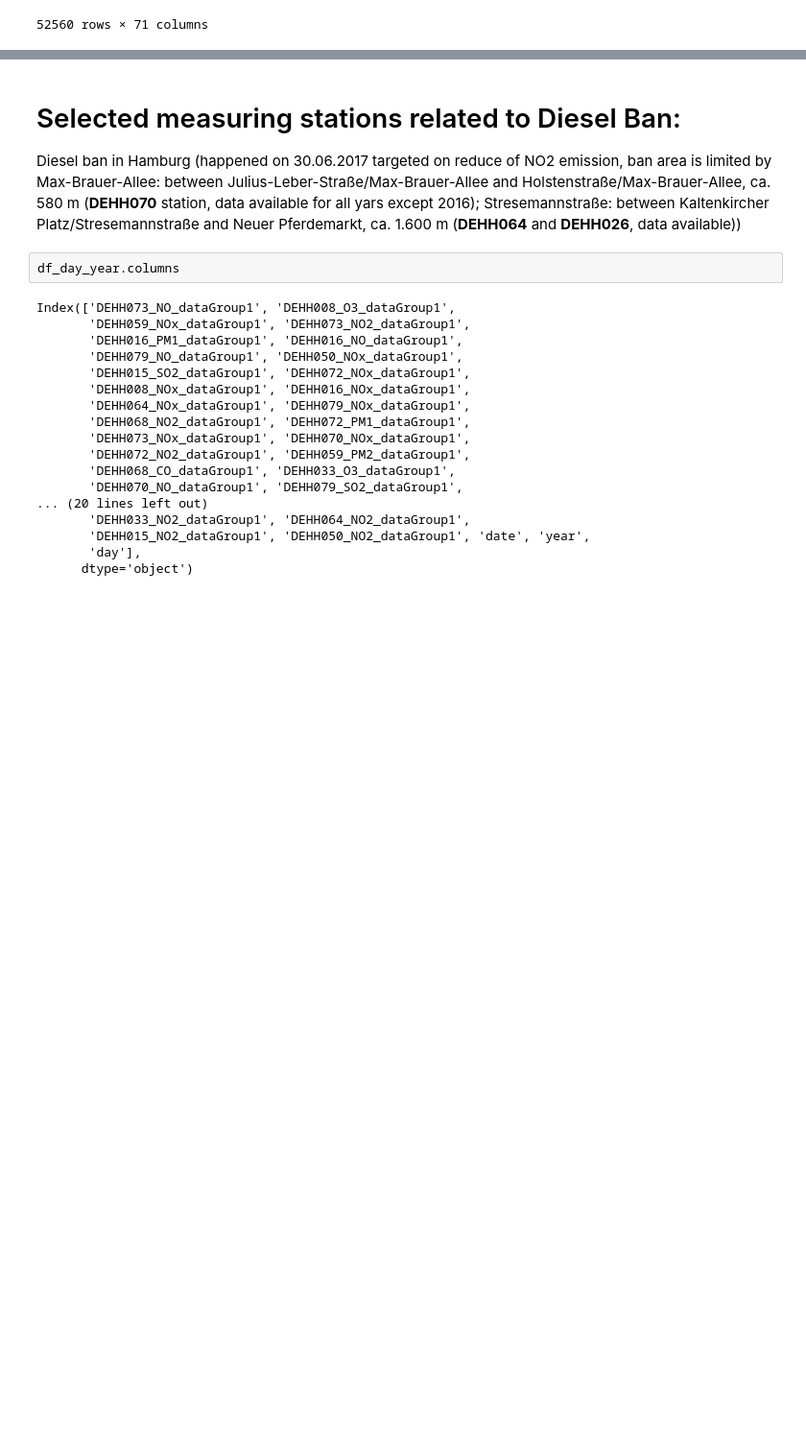
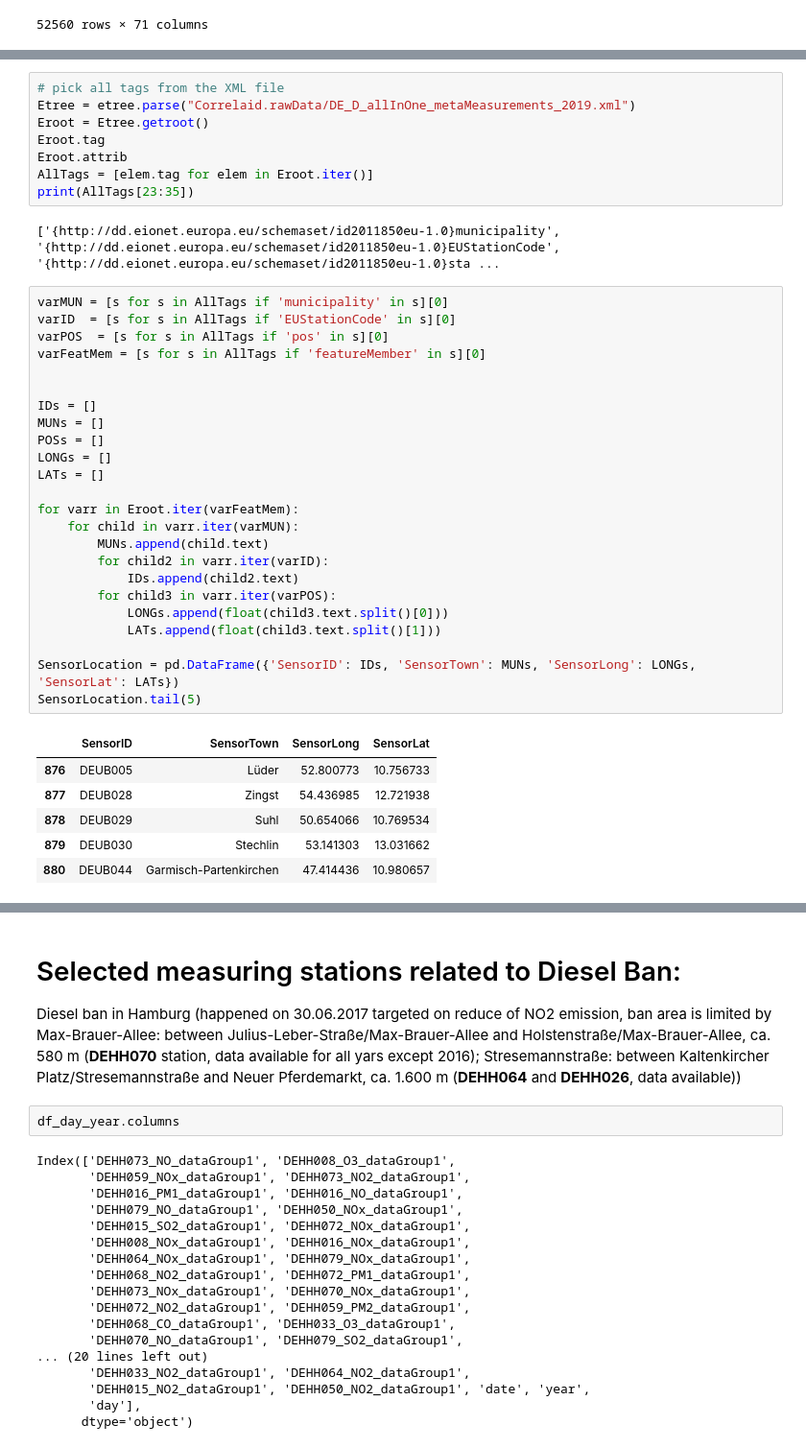
Before and after one commit to EvgenyGorelov/CorrelAid-Development-of-air-pollution-in-Hamburg, a Jupyter notebook: Correlaid.2013.19.etl.pandas.1.0.ipynb, the cells around one changed output, grey strips where cells are left out. Shown at 96% size. Cells and saved outputs as stored; diff of their text form; blank space fills up the shorter version.

Commit message:
Sensor locations dataset writen

```diff
--- a/Correlaid.2013.19.etl.pandas.1.0.ipynb
+++ b/Correlaid.2013.19.etl.pandas.1.0.ipynb
@@ -535,0 +539,41 @@ df_day_year
+# %%
+# pick all tags from the XML file
+Etree = etree.parse("Correlaid.rawData/DE_D_allInOne_metaMeasurements_2019.xml")
+Eroot = Etree.getroot()
+Eroot.tag
+Eroot.attrib
+AllTags = [elem.tag for elem in Eroot.iter()]
+print(AllTags[23:35])
+# %% [output]
+['{http://dd.eionet.europa.eu/schemaset/id2011850eu-1.0}municipality', '{http://dd.eionet.europa.eu/schemaset/id2011850eu-1.0}EUStationCode', '{http://dd.eionet.europa.eu/schemaset/id2011850eu-1.0}sta ...
+# %%
+varMUN = [s for s in AllTags if 'municipality' in s][0]
+varID  = [s for s in AllTags if 'EUStationCode' in s][0]
+varPOS  = [s for s in AllTags if 'pos' in s][0]
+varFeatMem = [s for s in AllTags if 'featureMember' in s][0]
+
+
+IDs = []
+MUNs = []
+POSs = []
+LONGs = []
+LATs = []
+
+for varr in Eroot.iter(varFeatMem):
+    for child in varr.iter(varMUN):
+        MUNs.append(child.text)
+        for child2 in varr.iter(varID):
+            IDs.append(child2.text)
+        for child3 in varr.iter(varPOS):
+            LONGs.append(float(child3.text.split()[0]))
+            LATs.append(float(child3.text.split()[1]))
+
+SensorLocation = pd.DataFrame({'SensorID': IDs, 'SensorTown': MUNs, 'SensorLong': LONGs, 'SensorLat': LATs})
+SensorLocation.tail(5)
+# %% [output]
+|  | SensorID | SensorTown | SensorLong | SensorLat |
+| 876 | DEUB005 | Lüder | 52.800773 | 10.756733 |
+| 877 | DEUB028 | Zingst | 54.436985 | 12.721938 |
+| 878 | DEUB029 | Suhl | 50.654066 | 10.769534 |
+| 879 | DEUB030 | Stechlin | 53.141303 | 13.031662 |
+| 880 | DEUB044 | Garmisch-Partenkirchen | 47.414436 | 10.980657 |
```
Also changed, not shown: parts of 5 cells of this notebook, 1 other file.
